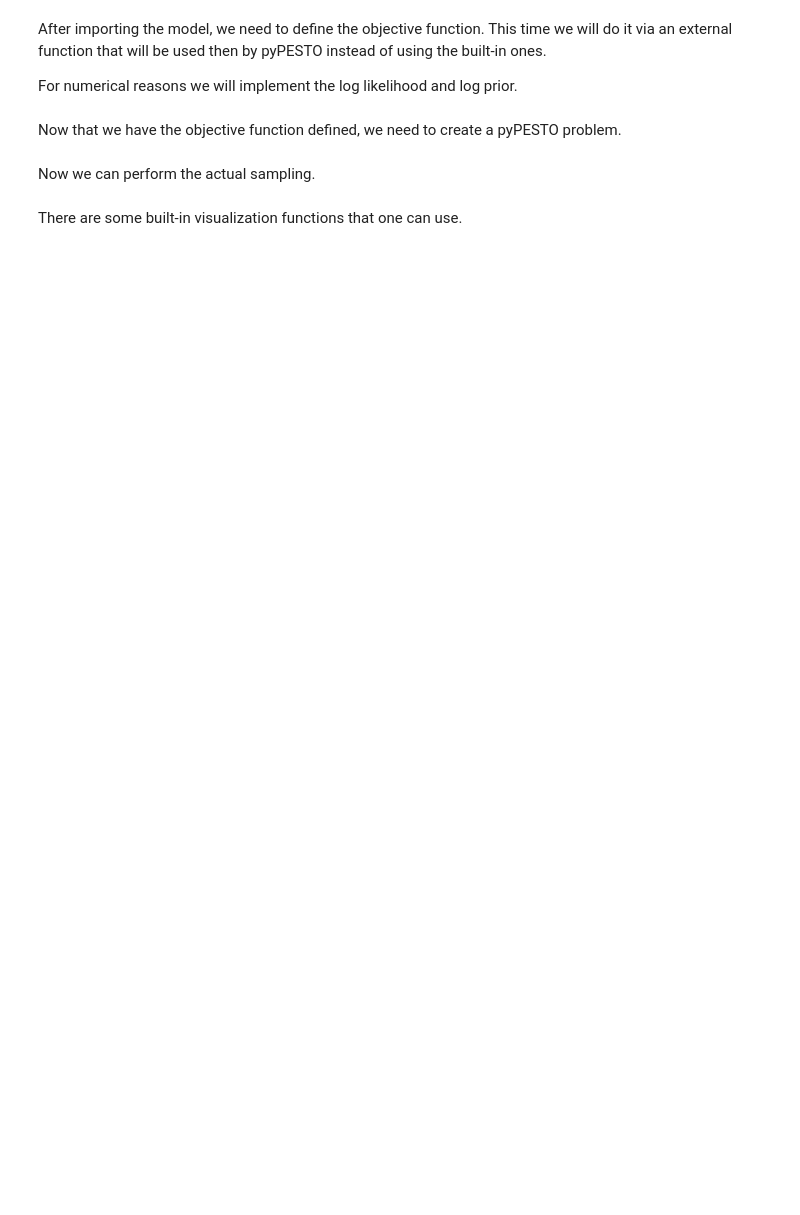
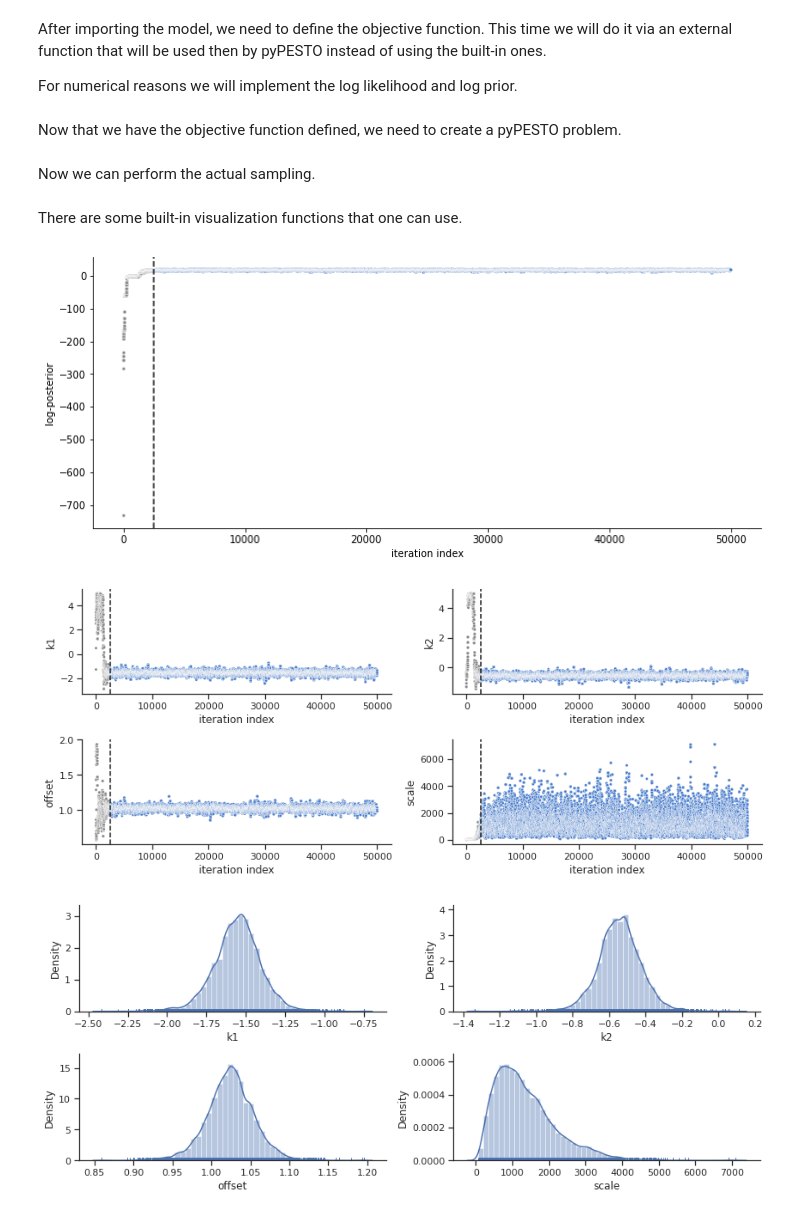
Before and after one commit to feddersmichael/Bachelor-Thesis-Marginal-Sampling, a Jupyter notebook: Sampling/Laplacian_noise/Conversion_Reaction_model/Laplacian_noise-Conversion_Reaction-Full_parameter.ipynb, the cells around one changed output. Saved outputs shown, nothing was run; the diff lists cells and outputs as text; code cells hidden in the pictures; blank space fills up the shorter version.

Commit message:
Laplacian noise FP

```diff
--- a/Sampling/Laplacian_noise/Conversion_Reaction_model/Laplacian_noise-Conversion_Reaction-Full_parameter.ipynb
+++ b/Sampling/Laplacian_noise/Conversion_Reaction_model/Laplacian_noise-Conversion_Reaction-Full_parameter.ipynb
@@ -36,14 +36,22 @@ def log_prior(x):
     """ Log prior function."""
     # assign variables from input x
     offset = x[2]
-    precision = x[3]
+    scale = x[3]
 
-    # evaluate log normal-gamma prior
-    l_prior = alpha * np.log(beta) + (alpha - 0.5) * np.log(precision) \
-            + 0.5 * (np.log(kappa) - np.log(2) - np.log(np.pi)) - gammaln(alpha) \
-            - beta*precision - 0.5*precision*kappa*(offset - mu)**2
+    # exponential prior
+    exp_prior = np.log(lamda) - lamda * offset
 
-    return l_prior
+    # Gaussian prior
+    #Gauss_prior = np.log(offset) - (np.log(2) + np.log(np.pi)) / 2 - np.log(tau) - ((offset - mu)/tau)**2 /2
+
+    #Laplacian prior
+    #Lapl_prior = np.log(1) - np.log(2) - np.log(tau) - abs(offset - mu) / tau
+
+    #Amoroso prior
+    Amo_prior = np.log(1) - gammaln(d) + np.log(abs(c / d)) + (d * c - 1) * (np.log(scale) - np.log(b)) - (scale / b)**c
+
+
+    return Amo_prior + exp_prior
 
 
 def negative_log_posterior(x):
@@ -85,25 +93,26 @@ def standard_sampling():
     problem = pypesto.Problem(objective=objective,  # objective function
                               lb=[-5, -5, -np.inf, 0],  # lower bounds
                               ub=[5, 5, np.inf, np.inf],  # upper bounds
-                              x_names=['k1', 'k2', 'offset', 'precision'],  # parameter names
+                              x_names=['k1', 'k2', 'offset', 'scale'],  # parameter names
                               x_scales=['log', 'log', 'lin', 'lin'])  # parameter scale
     return problem
 # %%
 ### Prior dependent paramters
-# center the scaling parameter
-mu=0
-# std for scaling parameter --> higher = more constrained / lower = more relaxed
-alpha= 100
-# center the sigma parameter
-beta= 0.1
-# std for scaling parameter --> higher = more constrained / lower = more relaxed
-kappa= 0.01
+lamda=1
+
+a= 0
+
+b= 100
+
+c= -2
+
+d= 1
 
 # create the estimation problem
 problem = standard_sampling()
 
 # MCMC chain length
-n_samples= 100000
+n_samples= 50000
 
 # call the sampler of choice
 sampler = sample.AdaptiveMetropolisSampler()
@@ -135,8 +144,12 @@ for n in range(runs):
 There are some built-in visualization functions that one can use.
 # %%
 # Visualize the log posterior trace
-ax = visualize.sampling_fval_trace(result, size=(12,5), full_trace=True)
+ax = visualize.sampling.sampling_fval_trace(result, size=(12,5), full_trace=True)
 # Visualize the parameter trace
-ax = visualize.sampling_parameters_trace(result, use_problem_bounds=False, full_trace=True, size=(12,5))
+ax = visualize.sampling.sampling_parameters_trace(result, use_problem_bounds=False, full_trace=True, size=(12,5))
 # Visualize the one-dimensional marginals --> Important!
 ax = visualize.sampling_1d_marginals(result, size=(12,5))
+# %% [output]
+[figure, added]
+[figure, added]
+[figure, added]
```
